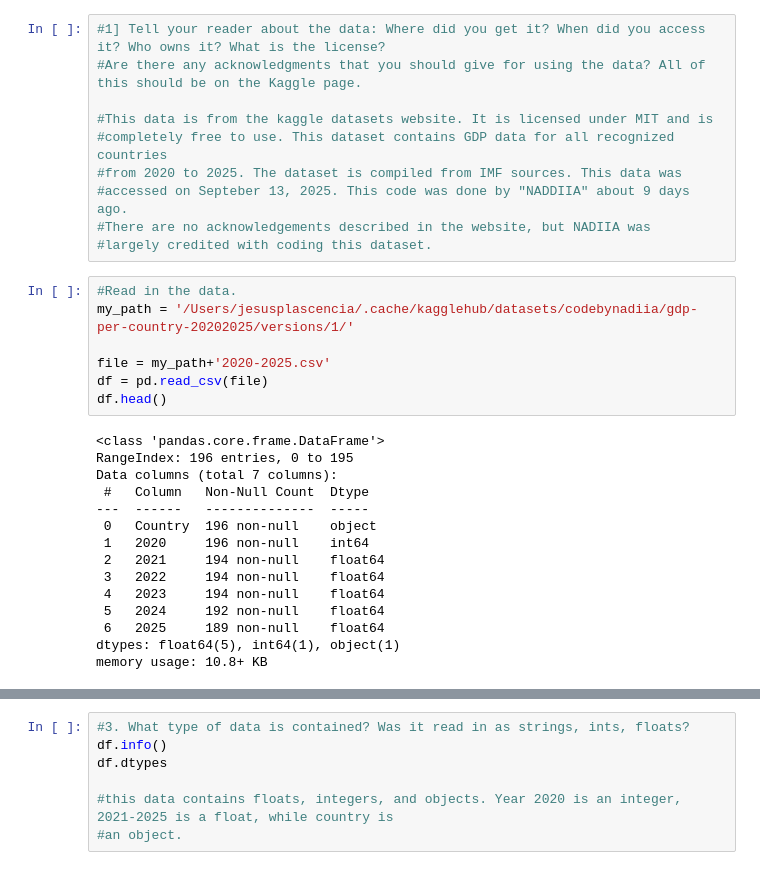
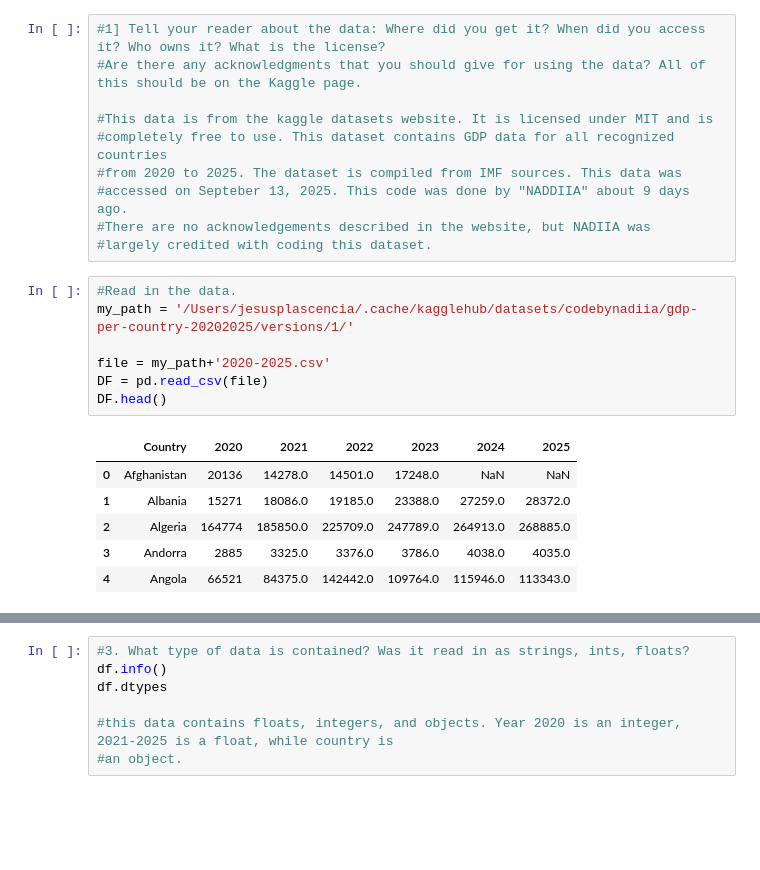
Before and after one commit to JesusPlascencia1/DATA201_Jesus_Plascencia_Code, a Jupyter notebook: Day3/HW_day3.ipynb, the cells around one changed output, grey strips where cells are left out. Cells and saved outputs as stored; diff of their text form; blank space fills up the shorter version.

```diff
--- a/Day3/HW_day3.ipynb
+++ b/Day3/HW_day3.ipynb
@@ -231,24 +231,16 @@ Path to dataset files: /Users/jesusplascencia/.cache/kagglehub/datasets/codebyna
 # %%
 #Read in the data.
 my_path = '/Users/jesusplascencia/.cache/kagglehub/datasets/codebynadiia/gdp-per-country-20202025/versions/1/'
 
 file = my_path+'2020-2025.csv'
-df = pd.read_csv(file)
-df.head()
+DF = pd.read_csv(file)
+DF.head()
 # %% [output]
-<class 'pandas.core.frame.DataFrame'>
-RangeIndex: 196 entries, 0 to 195
-Data columns (total 7 columns):
- #   Column   Non-Null Count  Dtype
----  ------   --------------  -----
- 0   Country  196 non-null    object
- 1   2020     196 non-null    int64
- 2   2021     194 non-null    float64
- 3   2022     194 non-null    float64
- 4   2023     194 non-null    float64
- 5   2024     192 non-null    float64
- 6   2025     189 non-null    float64
-dtypes: float64(5), int64(1), object(1)
-memory usage: 10.8+ KB
+|  | Country | 2020 | 2021 | 2022 | 2023 | 2024 | 2025 |
+| 0 | Afghanistan | 20136 | 14278.0 | 14501.0 | 17248.0 | NaN | NaN |
+| 1 | Albania | 15271 | 18086.0 | 19185.0 | 23388.0 | 27259.0 | 28372.0 |
+| 2 | Algeria | 164774 | 185850.0 | 225709.0 | 247789.0 | 264913.0 | 268885.0 |
+| 3 | Andorra | 2885 | 3325.0 | 3376.0 | 3786.0 | 4038.0 | 4035.0 |
+| 4 | Angola | 66521 | 84375.0 | 142442.0 | 109764.0 | 115946.0 | 113343.0 |
 # %%
 #2. How many variables and observations?
```
Also changed, not shown: parts of 8 cells of this notebook, 8 other files.
